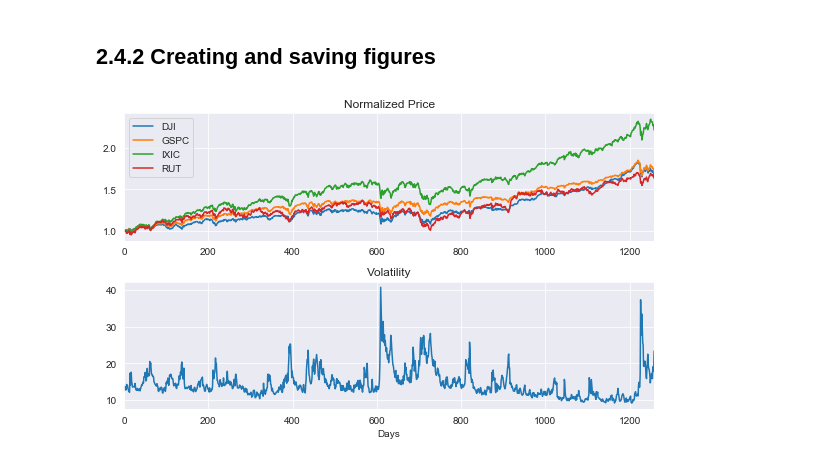
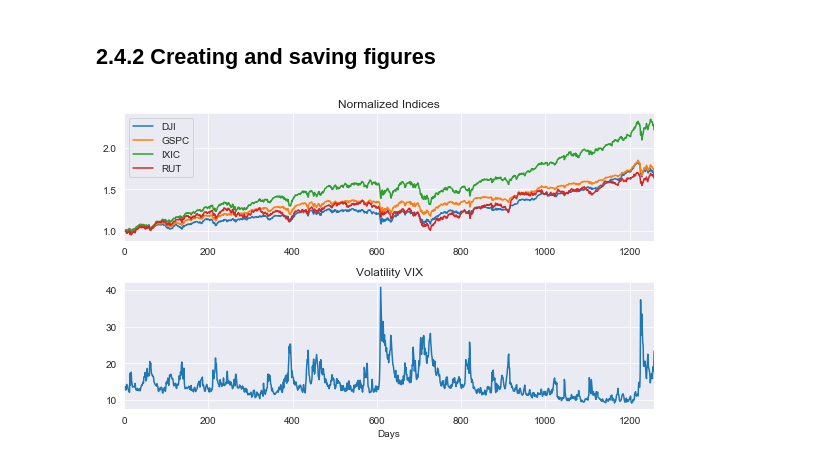
Before and after one commit to jckantor/nbpages, a Jupyter notebook: docs/02.04-Working-with-Data-and-Figures.ipynb, the cells around one changed output. Drawn from its saved outputs; the diff is of its cells as text; code cells hidden in the pictures.

```diff
--- a/docs/02.04-Working-with-Data-and-Figures.ipynb
+++ b/docs/02.04-Working-with-Data-and-Figures.ipynb
@@ -45,20 +40,25 @@ df.head()
 # %% [markdown]
 ## 2.4.2 Creating and saving figures
 # %%
+%matplotlib inline
+import os
+import matplotlib.pyplot as plt
+import seaborn as sns
+
 sns.set_style("darkgrid")
 fig, ax = plt.subplots(2, 1, figsize=(8, 5))
 (df/df.iloc[0]).drop('VIX', axis=1).plot(ax=ax[0])
 df['VIX'].plot(ax=ax[1])
-ax[0].set_title('Normalized Price')
-ax[1].set_title('Volatility')
+ax[0].set_title('Normalized Indices')
+ax[1].set_title('Volatility VIX')
 ax[1].set_xlabel('Days')
 fig.tight_layout()
 
 if not os.path.exists("figures"):
     os.mkdir("figures")
 plt.savefig("figures/Stock_Data.png")
 # %% [output]
-[figure, old version]
+[figure, new version]
 # %% [markdown]
 <!--NAVIGATION-->
 < [2.3 Heirarchical Tagging](https://jckantor.github.io/nbpages/02.03-Heirarchical-Tagging.html) | [Contents](toc.html) | [Tag Index](tag_index.html) |<p><a href="https://colab.research.google.com/github/jckantor/nbpages/blob/master/docs/02.04-Working-with-Data-and-Figures.ipynb"> <img align="left" src="https://colab.research.google.com/assets/colab-badge.svg" alt="Open in Colab" title="Open in Google Colaboratory"></a><p><a href="https://jckantor.github.io/nbpages/02.04-Working-with-Data-and-Figures.ipynb"> <img align="left" src="https://img.shields.io/badge/Github-Download-blue.svg" alt="Download" title="Download Notebook"></a>
```
Also changed, not shown: parts of 1 cell of this notebook, 3 other files.
